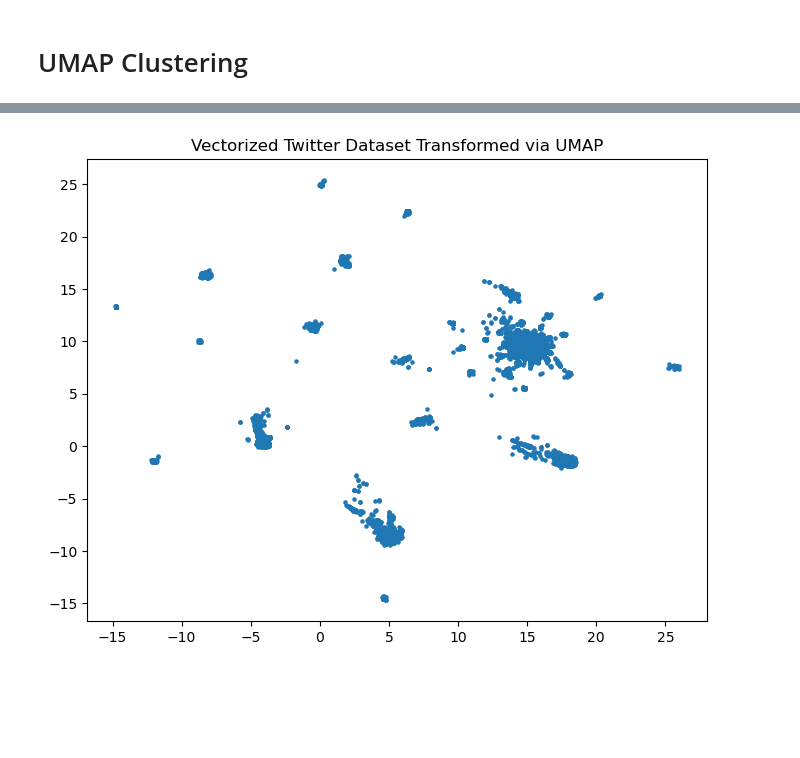
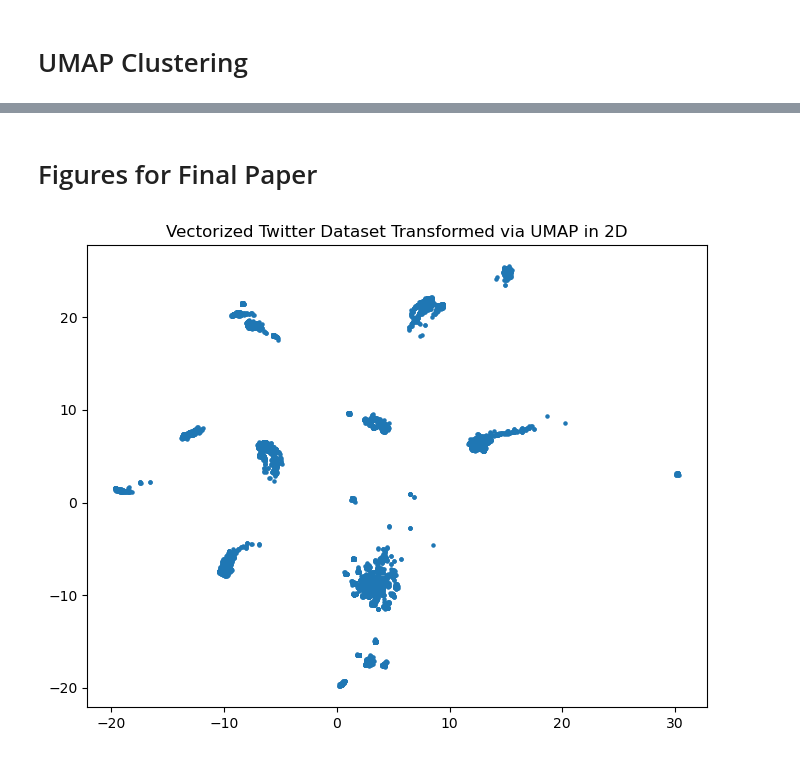
Before and after one commit to banhatas/acme_winter_project, a Jupyter notebook: vol3/clustering.ipynb, the cells around one changed output, grey strips where cells are left out. Saved outputs shown, nothing was run; the diff lists cells and outputs as text; code cells hidden in the pictures; blank space fills up the shorter version.

Commit message:
fixed data nonsense

```diff
--- a/vol3/clustering.ipynb
+++ b/vol3/clustering.ipynb
@@ -59,5 +59,5 @@ Name: 1142599, dtype: object
 # UMAP Clustering
 # %%
 # time to cluster
-reducer = umap.UMAP()
+reducer = umap.UMAP(metric='cosine', n_neighbors=200)
 embed = reducer.fit_transform(seqs)
@@ -84,22 +63,0 @@ DBSCAN()
-# %%
-vecs = [200]
-
-# clean according to main.py
-clean = data_cleaner.word2VecCleaner(data, data_name='twitter', vec_size=500)
-for vs in vecs:
-
-    # split into one long seq
-    seqs = list()
-    targets = list()
-    for i in range(len(clean)):
-        s = clean.iloc[i]['text']
-        seqs += s
-
-        for j in s:
-            targets.append(target[i])
-    seqs = np.array(seqs)
-    targets = np.array(targets)
-
-    # time to cluster
-    reducer = umap.UMAP(metric='cosine', n_neighbors = vs)
-    embed = reducer.fit_transform(seqs)
@@ -109,8 +64,10 @@ Word2Vec Model saved as twitter_w2v.model
+# %% [markdown]
+# Figures for Final Paper
 # %%
 plt.figure(figsize=(8,6))
 plt.scatter(embed[:, 0], embed[:, 1], s=5)
-plt.title(f"Vectorized Twitter Dataset Transformed via UMAP")
+plt.title(f"Vectorized Twitter Dataset Transformed via UMAP in 2D")
 plt.savefig("umap_twitter.png", dpi = 300)
 plt.show()
 # %% [output]
-[figure, old version]
+[figure, new version]
```
Also changed, not shown: parts of 13 cells of this notebook, 10 other files.
